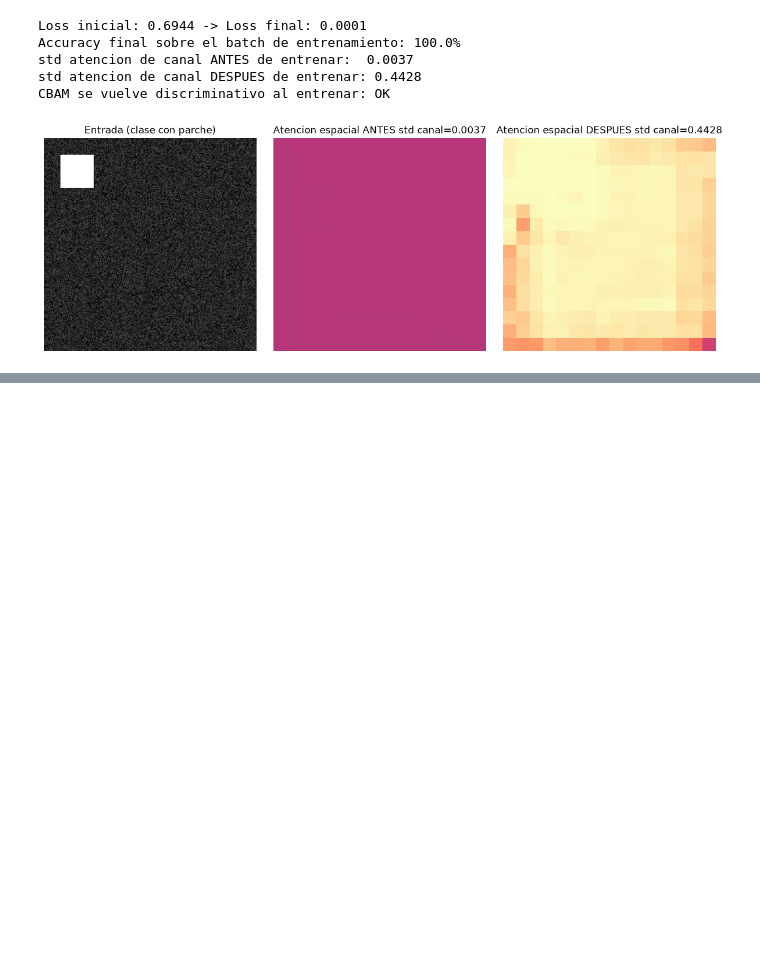
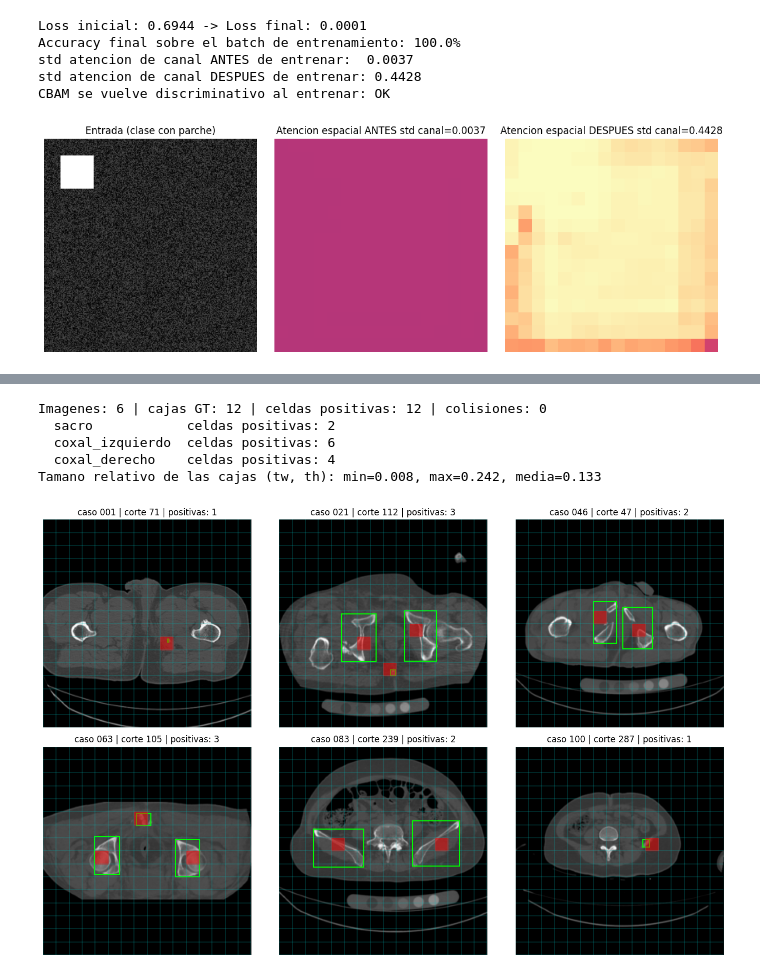
Before and after one commit to anniecorrea/proyecto_analitica_corte2, a Jupyter notebook: cbam.ipynb, the cells around one changed output, grey strips where cells are left out. Drawn from its saved outputs; the diff is of its cells as text; code cells hidden in the pictures; blank space fills up the shorter version.

```diff
--- a/cbam.ipynb
+++ b/cbam.ipynb
@@ -428,0 +757,44 @@ CBAM se vuelve discriminativo al entrenar: OK
+# %%
+batch = torch.load("evidencias/batch_fijo.pt")      # ajusta la ruta si lo pusiste en otra carpeta
+imgs = batch["imgs"]
+targets = [{"boxes": b, "labels": l, "case_id": c, "slice_index": s}
+           for b, l, c, s in zip(batch["boxes"], batch["labels"], batch["case_ids"], batch["slice_index"])]
+
+T = build_targets(targets)
+n_cajas = sum(len(t["boxes"]) for t in targets)
+print(f"Imagenes: {len(targets)} | cajas GT: {n_cajas} | celdas positivas: {int(T['obj_t'].sum())} | colisiones: {T['n_collisions']}")
+assert n_cajas == int(T["obj_t"].sum()) + T["n_collisions"], "las cuentas no cuadran"
+
+for k, nombre in enumerate(["sacro", "coxal_izquierdo", "coxal_derecho"]):
+    print(f"  {nombre:<16} celdas positivas: {int((T['cls_t'] == k).sum())}")
+
+mask = T["obj_t"] == 1
+tw_th = T["box_t"][mask][:, 2:]
+print(f"Tamano relativo de las cajas (tw, th): min={tw_th.min():.3f}, max={tw_th.max():.3f}, media={tw_th.mean():.3f}")
+
+# Figura: grid + cajas GT (verde) + celda responsable (rojo)
+n = min(len(targets), 6)
+fig, axes = plt.subplots(2, 3, figsize=(14, 9))
+for ax in axes.ravel()[n:]:
+    ax.axis("off")
+for k, ax in zip(range(n), axes.ravel()):
+    ax.imshow(imgs[k, 0], cmap="gray", vmin=0, vmax=1)
+    for g in range(0, IMG_SIZE + 1, STRIDE):
+        ax.axhline(g - 0.5, lw=0.3, c="c")
+        ax.axvline(g - 0.5, lw=0.3, c="c")
+    for b in targets[k]["boxes"]:
+        ax.add_patch(Rectangle((b[0] - 0.5, b[1] - 0.5), b[2] - b[0], b[3] - b[1], fill=False, ec="lime", lw=1.5))
+    pos = T["obj_t"][k].nonzero().tolist()
+    for i, j in pos:
+        ax.add_patch(Rectangle((j * STRIDE - 0.5, i * STRIDE - 0.5), STRIDE, STRIDE, fc="red", alpha=0.5, ec="red"))
+    ax.set_title(f"caso {targets[k]['case_id']} | corte {targets[k]['slice_index']} | positivas: {len(pos)}")
+    ax.axis("off")
+plt.tight_layout()
+plt.show()
+# %% [output]
+Imagenes: 6 | cajas GT: 12 | celdas positivas: 12 | colisiones: 0
+  sacro            celdas positivas: 2
+  coxal_izquierdo  celdas positivas: 6
+  coxal_derecho    celdas positivas: 4
+Tamano relativo de las cajas (tw, th): min=0.008, max=0.242, media=0.133
+[figure, added]
```
Also changed, not shown: parts of 13 cells of this notebook, 4 other files.
